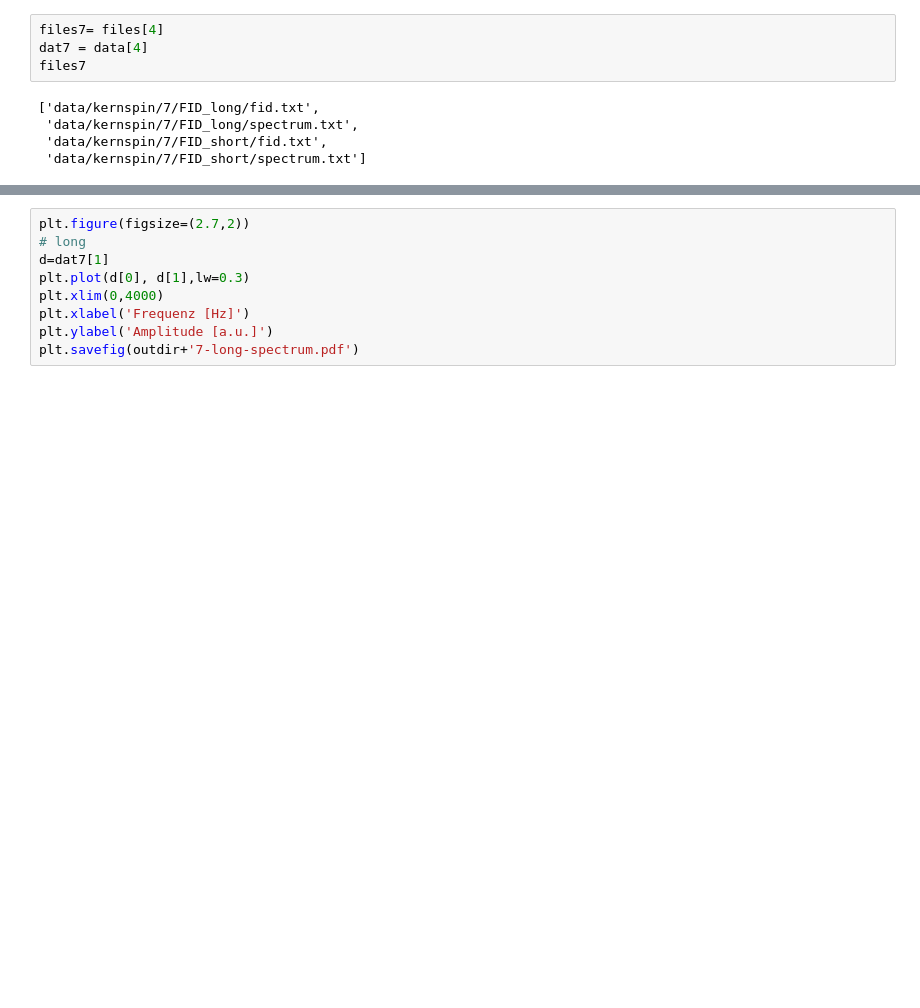
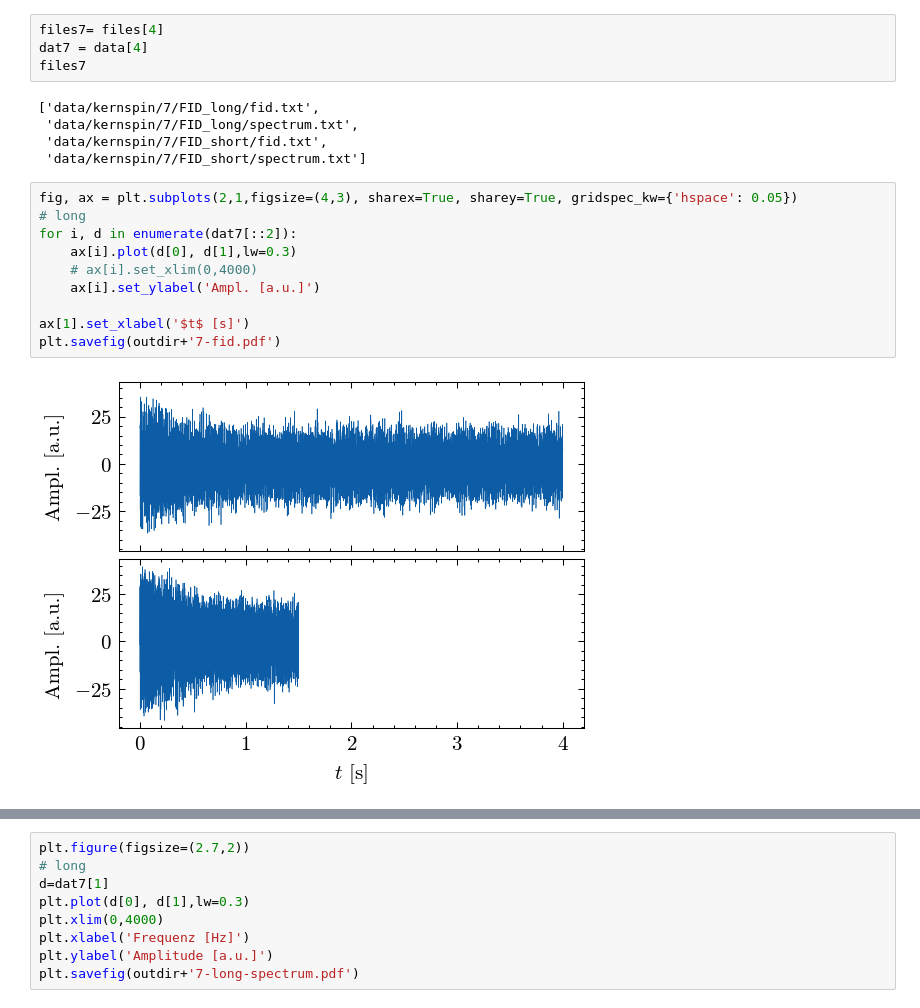
Before and after one commit to emhl/FP2, a Jupyter notebook: kernspin.ipynb, the cells around one changed output, grey strips where cells are left out. Cells and saved outputs as stored; diff of their text form; blank space fills up the shorter version.

```diff
--- a/kernspin.ipynb
+++ b/kernspin.ipynb
@@ -276,3 +276,15 @@ files7
  'data/kernspin/7/FID_long/spectrum.txt',
  'data/kernspin/7/FID_short/fid.txt',
  'data/kernspin/7/FID_short/spectrum.txt']
+# %%
+fig, ax = plt.subplots(2,1,figsize=(4,3), sharex=True, sharey=True, gridspec_kw={'hspace': 0.05})
+# long
+for i, d in enumerate(dat7[::2]):
+    ax[i].plot(d[0], d[1],lw=0.3)
+    # ax[i].set_xlim(0,4000)
+    ax[i].set_ylabel('Ampl. [a.u.]')
+
+ax[1].set_xlabel('$t$ [s]')
+plt.savefig(outdir+'7-fid.pdf')
+# %% [output]
+[figure, added]
```
Also changed, not shown: parts of 7 cells of this notebook.
